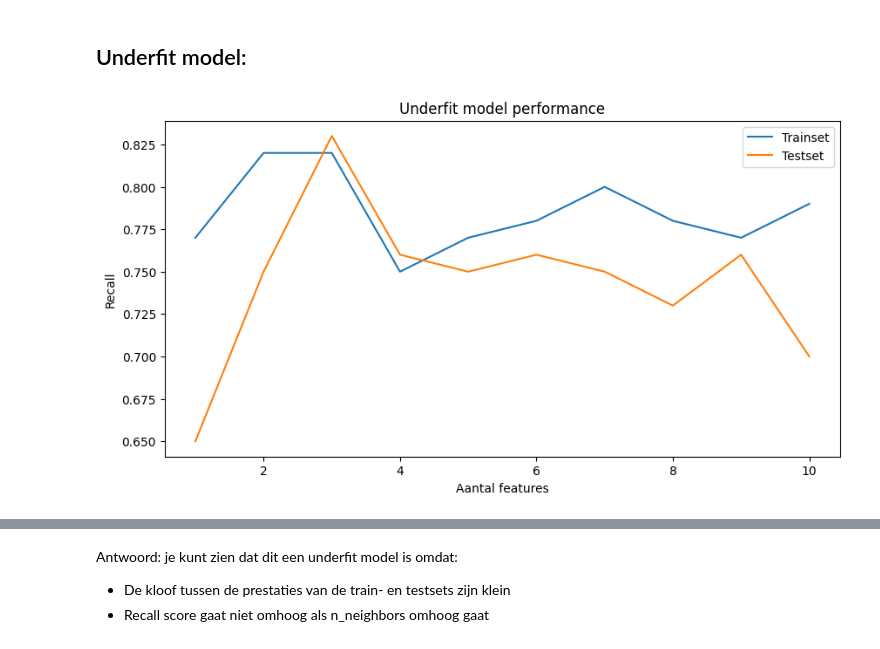
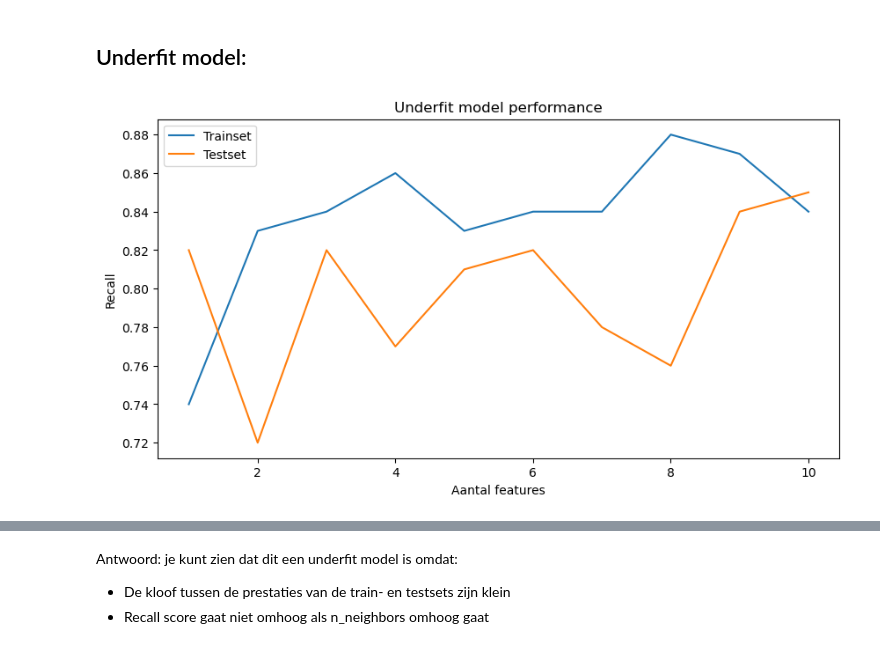
Before and after one commit to yanj27/Smart_Industry, a Jupyter notebook: Data Mining/Opdracht 2/Data Mining - Opdracht 2 (Parameters & Prestatiemetrics).ipynb, the cells around one changed output, grey strips where cells are left out. Drawn from its saved outputs; the diff is of its cells as text; code cells hidden in the pictures.

```diff
--- a/Data Mining/Opdracht 2/Data Mining - Opdracht 2 (Parameters & Prestatiemetrics).ipynb
+++ b/Data Mining/Opdracht 2/Data Mining - Opdracht 2 (Parameters & Prestatiemetrics).ipynb
@@ -343,34 +426,33 @@ Dit is wat er nodig is voor de hoogste score volgens de beoordelingsrubriek:
 # %%
 n_features = range(1, 11)
 underfit_train = []
 underfit_test = []
 knn_underfit = KNeighborsClassifier(n_neighbors=10)
-features = data.drop(['diagnosis'], axis=1)
 for i in n_features:
-    X_underfit = features.iloc[:, :i]
+    X_underfit = X.iloc[:, :i]
     X_train, X_test, y_train, y_test = train_test_split(X_underfit, y, test_size=0.3)
     knn_underfit.fit(X_train, y_train)
     # Trainset
     y_pred = knn_underfit.predict(X_train)
     recall = recall_score(y_train, y_pred)
     underfit_train.append(np.round(recall, 2))
     # Testset
     y_pred = knn_underfit.predict(X_test)
     recall = recall_score(y_test, y_pred)
     underfit_test.append(np.round(recall, 2))
 
 
 
 plt.figure(figsize=(10, 5))
 plt.plot(n_features, underfit_train, label='Trainset')
 plt.plot(n_features, underfit_test, label='Testset')
 plt.xlabel("Aantal features")
 plt.ylabel("Recall")
 plt.legend()
 plt.title("Underfit model performance")
 plt.show()
 # %% [output]
-[figure, old version]
+[figure, new version]
 # %%
 print(f'Gemiddelde recallscore van underfit model op de trainset: {np.mean(underfit_train):.2f}')
 print(f'Gemiddelde recallscore van underfit model op de testset: {np.mean(underfit_test):.2f}')
```
Also changed, not shown: parts of 30 cells of this notebook.
